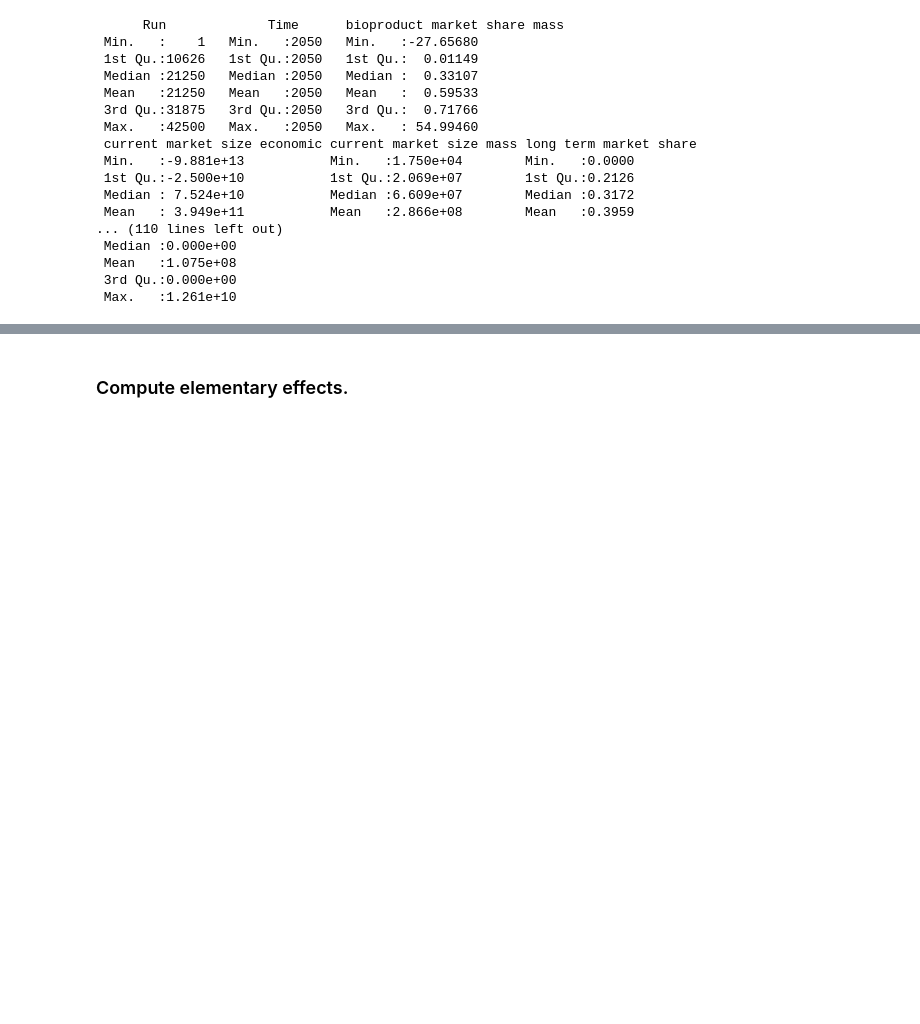
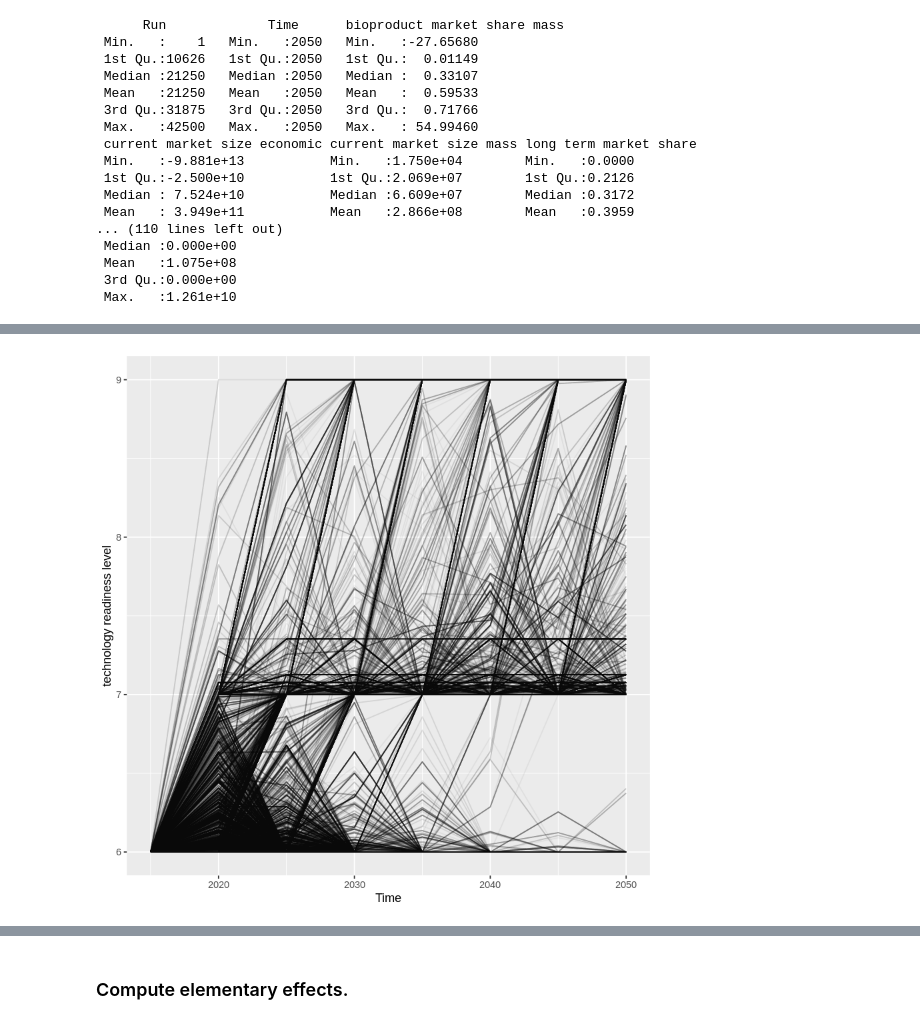
Before and after one commit to NREL/BioproductTransitionDynamics, a Jupyter notebook: sensitivity/btd-elementary-effects-v12.ipynb, the cells around one changed output, grey strips where cells are left out. Drawn from its saved outputs; the diff is of its cells as text; code cells hidden in the pictures; blank space fills up the shorter version.

Commit message:
figures for Q3 draft

```diff
--- a/sensitivity/btd-elementary-effects-v12.ipynb
+++ b/sensitivity/btd-elementary-effects-v12.ipynb
@@ -112,0 +115,3 @@ z.outputs[Time == 2050] %>% summary
+# %%
+z.outputs.long <- melt(z.outputs, id.vars=c("Run", "Time"), variable.name="Variable", value.name="Value")
+z.outputs.long %>% head
@@ -112,0 +130,5 @@ z.outputs[Time == 2050] %>% summary
+# %%
+ggplot(z.outputs, aes(x=Time, y=`technology readiness level`, group=Run)) +
+    geom_line(alpha = 0.05)
+# %% [output]
+[figure, added]
```
Also changed, not shown: parts of 5 cells of this notebook.
